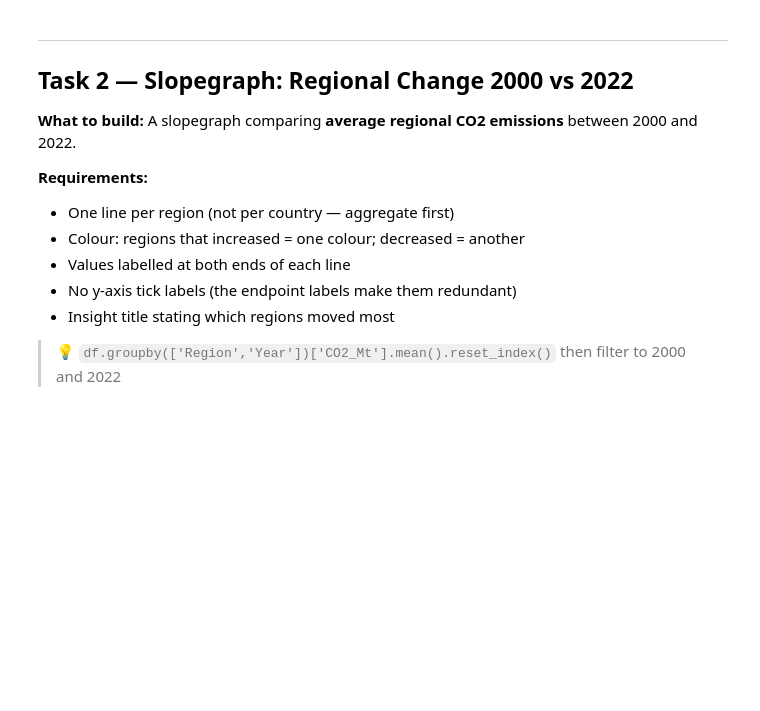
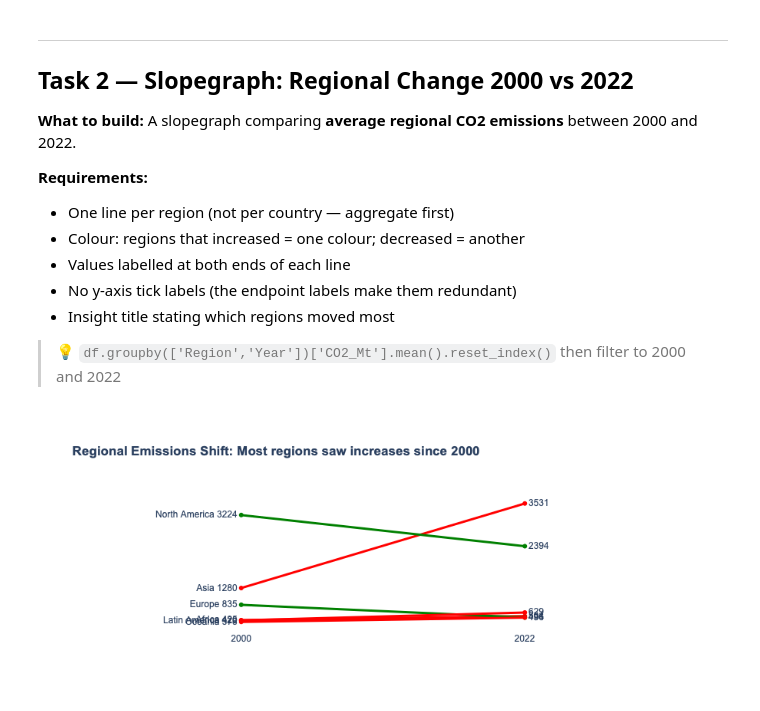
Before and after one commit to batulsr30/dataviz-exercises-batul, a Jupyter notebook: week03/lecture03_exercise.ipynb, the cells around one changed output. Cells and saved outputs as stored; diff of their text form; code cells hidden in the pictures; blank space fills up the shorter version.

```diff
--- a/week03/lecture03_exercise.ipynb
+++ b/week03/lecture03_exercise.ipynb
@@ -59,3 +133,39 @@ print(df[df['Year']==2022].groupby('Region')['CO2_Mt'].mean().sort_values(ascend
 # %%
 # Task 2 — Slopegraph: regional averages
 # YOUR CODE HERE
+
+df_reg = df.groupby(['Region', 'Year'])['CO2_Mt'].mean().reset_index()
+df_slope = df_reg[df_reg['Year'].isin([2000, 2022])]
+
+fig = go.Figure()
+
+for region in df_slope['Region'].unique():
+    df_r = df_slope[df_slope['Region'] == region].sort_values('Year')
+
+    val_start = df_r['CO2_Mt'].iloc[0]
+    val_end = df_r['CO2_Mt'].iloc[-1]
+
+    line_color = "red" if val_end > val_start else "green"
+
+    fig.add_trace(go.Scatter(
+        x=df_r['Year'].astype(str),
+        y=df_r['CO2_Mt'],
+        mode='lines+markers+text',
+        name=region,
+        line=dict(color=line_color, width=3),
+        text=[f"{region} {val_start:.0f}", f"{val_end:.0f}"],
+        textposition=["middle left", "middle right"],
+        showlegend=False
+    ))
+
+fig.update_layout(
+    title="<b>Regional Emissions Shift: Most regions saw increases since 2000</b>",
+    template='plotly_white',
+    font=dict(family="Arial"),
+    yaxis=dict(showticklabels=False, showgrid=False, zeroline=False),
+    xaxis=dict(showgrid=False, range=[-0.5, 1.5])
+)
+
+fig.show()
+# %% [output]
+[figure, added]
```
Also changed, not shown: parts of 3 cells of this notebook.
